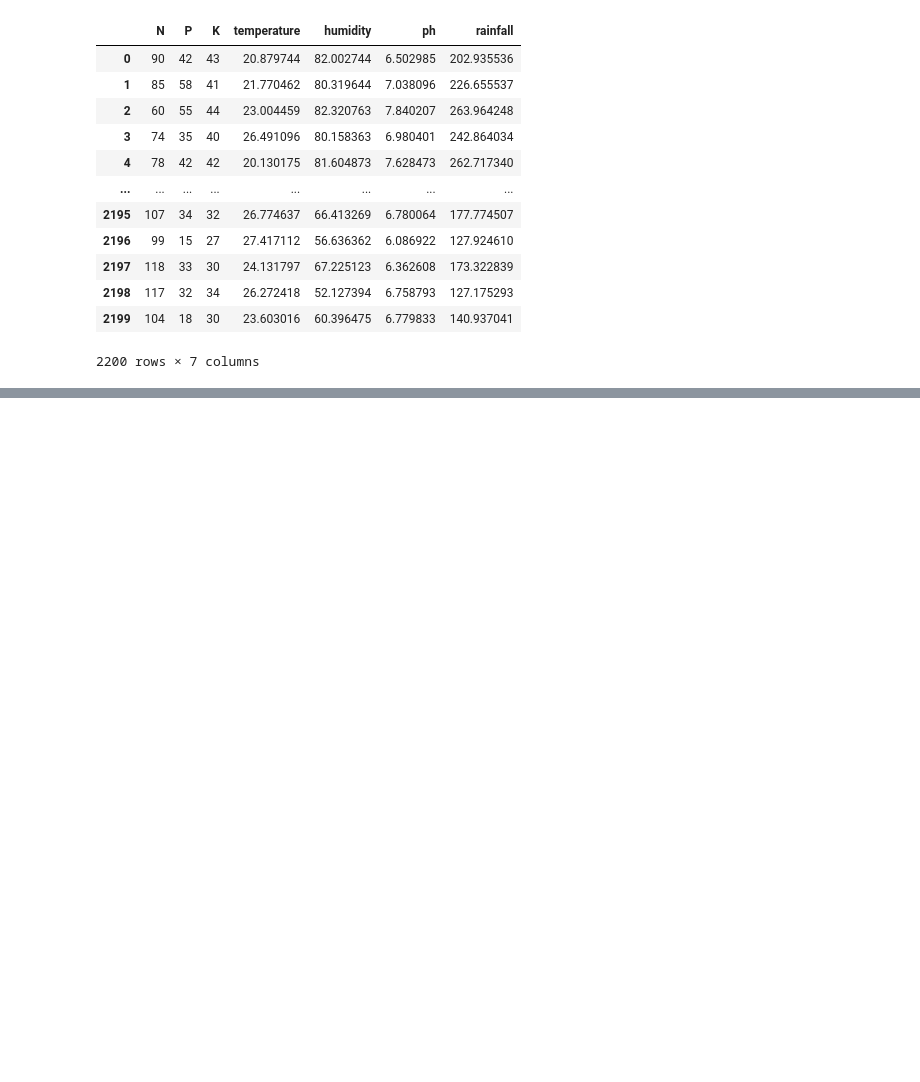
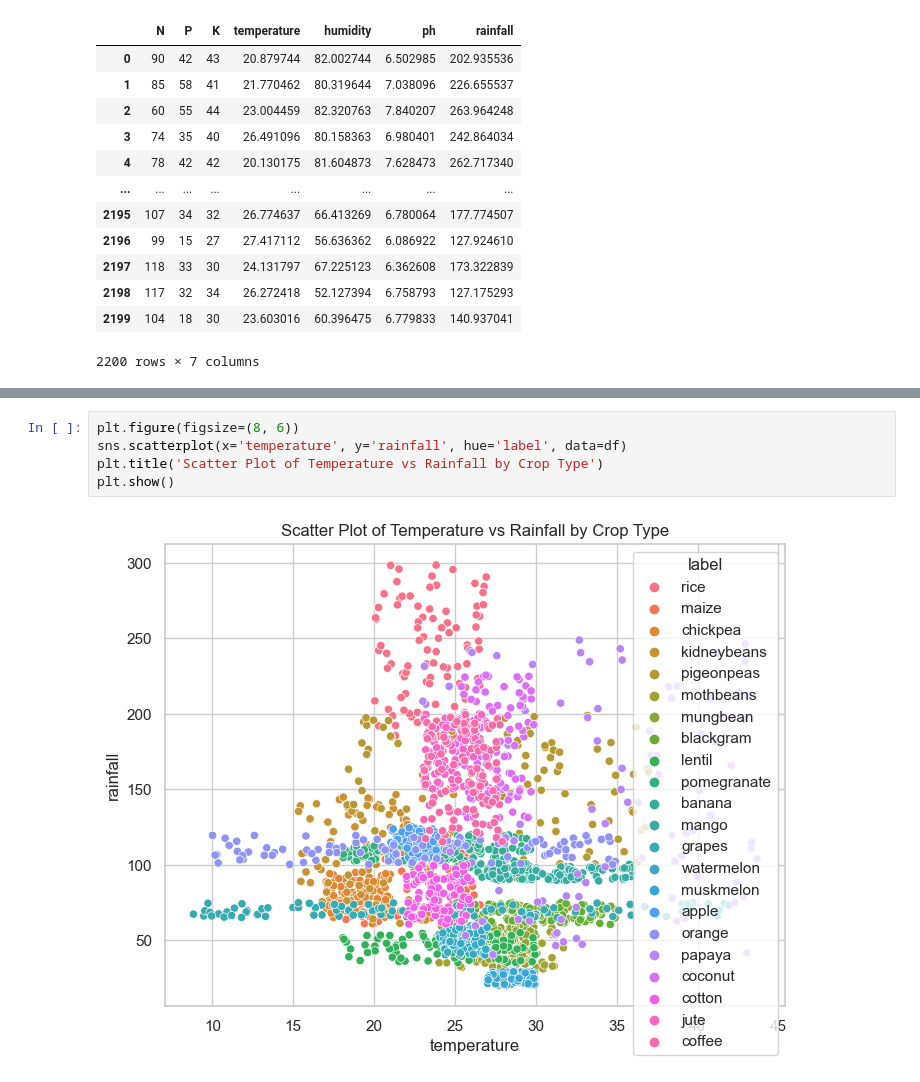
Before and after one commit to arslan-sb/Crop-Recommendation-system, a Jupyter notebook: crop_recommendation.ipynb, the cells around one changed output, grey strips where cells are left out. Cells and saved outputs as stored; diff of their text form; blank space fills up the shorter version.

```diff
--- a/crop_recommendation.ipynb
+++ b/crop_recommendation.ipynb
@@ -126,0 +185,7 @@ plt.show()
+# %%
+plt.figure(figsize=(8, 6))
+sns.scatterplot(x='temperature', y='rainfall', hue='label', data=df)
+plt.title('Scatter Plot of Temperature vs Rainfall by Crop Type')
+plt.show()
+# %% [output]
+[figure, added]
```
Also changed, not shown: parts of 18 cells of this notebook.
